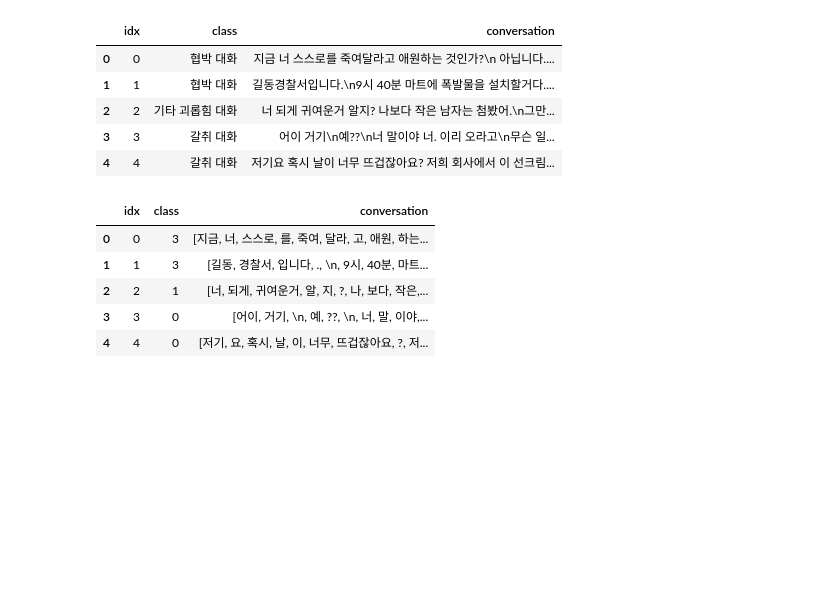
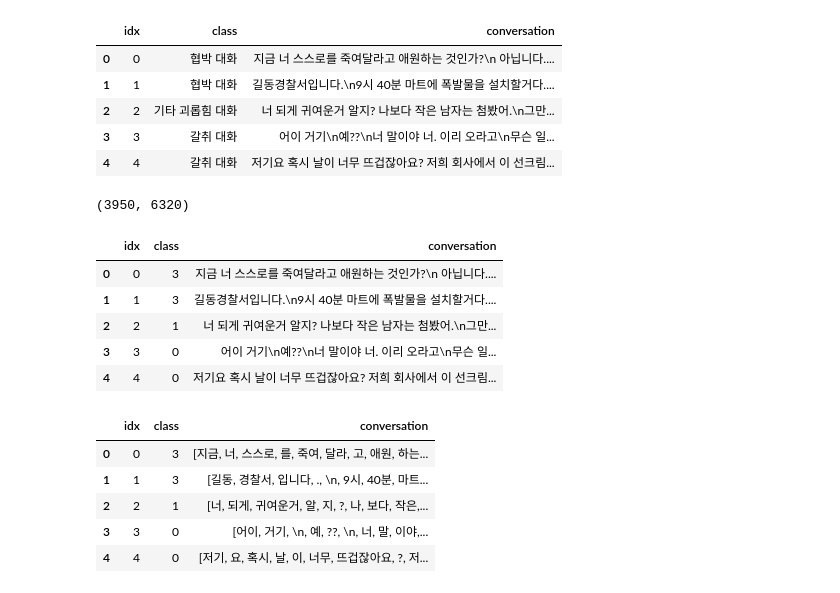
Before and after one commit to crlotwhite-mirror/AiffelDLTon, a Jupyter notebook: DNN_BASELINE/practice.ipynb, the cells around one changed output. Drawn from its saved outputs; the diff is of its cells as text; code cells hidden in the pictures; blank space fills up the shorter version.

```diff
--- a/DNN_BASELINE/practice.ipynb
+++ b/DNN_BASELINE/practice.ipynb
@@ -26,3 +96,42 @@ data['class'] = encoder.fit_transform(data['class'])
+# %%
+# 랜덤하게 행 선택 (예: 전체 행의 20%를 선택)
+random_indices = np.random.choice(data.index, size=int(len(data)*0.2), replace=False)
+
+# 선택된 행에 대해 Random swap 함수 적용
+augmented_rows = data.loc[random_indices, 'conversation'].apply(swap_speakers)
+
+# 증강된 데이터를 복사하고, 'text' 열에 증강된 텍스트를 삽입
+new_rows = data.loc[random_indices].copy()
+new_rows['conversation'] = augmented_rows
+
+# 원본 데이터프레임에 증강된 데이터 추가
+df_augmented = pd.concat([df_augmented, new_rows])
+# %%
+# 랜덤하게 행 선택 (예: 전체 행의 20%를 선택)
+random_indices = np.random.choice(data.index, size=int(len(data)*0.2), replace=False)
+
+# 선택된 행에 대해 Random swap 함수 적용
+augmented_rows = data.loc[random_indices, 'conversation'].apply(random_deletion)
+
+# 증강된 데이터를 복사하고, 'text' 열에 증강된 텍스트를 삽입
+new_rows = data.loc[random_indices].copy()
+new_rows['conversation'] = augmented_rows
+
+# 원본 데이터프레임에 증강된 데이터 추가
+df_augmented = pd.concat([df_augmented, new_rows])
+# %%
+len(data), len(df_augmented)
+# %% [output]
+(3950, 6320)
+# %%
+df_augmented.head()
+# %% [output]
+|  | idx | class | conversation |
+| 0 | 0 | 3 | 지금 너 스스로를 죽여달라고 애원하는 것인가?\n 아닙니다.... |
+| 1 | 1 | 3 | 길동경찰서입니다.\n9시 40분 마트에 폭발물을 설치할거다.... |
+| 2 | 2 | 1 | 너 되게 귀여운거 알지? 나보다 작은 남자는 첨봤어.\n그만... |
+| 3 | 3 | 0 | 어이 거기\n예??\n너 말이야 너. 이리 오라고\n무슨 일... |
+| 4 | 4 | 0 | 저기요 혹시 날이 너무 뜨겁잖아요? 저희 회사에서 이 선크림... |
 # %%
 # konlpy의 Mecab을 이용한 토큰화
 mecab = Okt()
```
Also changed, not shown: parts of 7 cells of this notebook, 1 other file.
